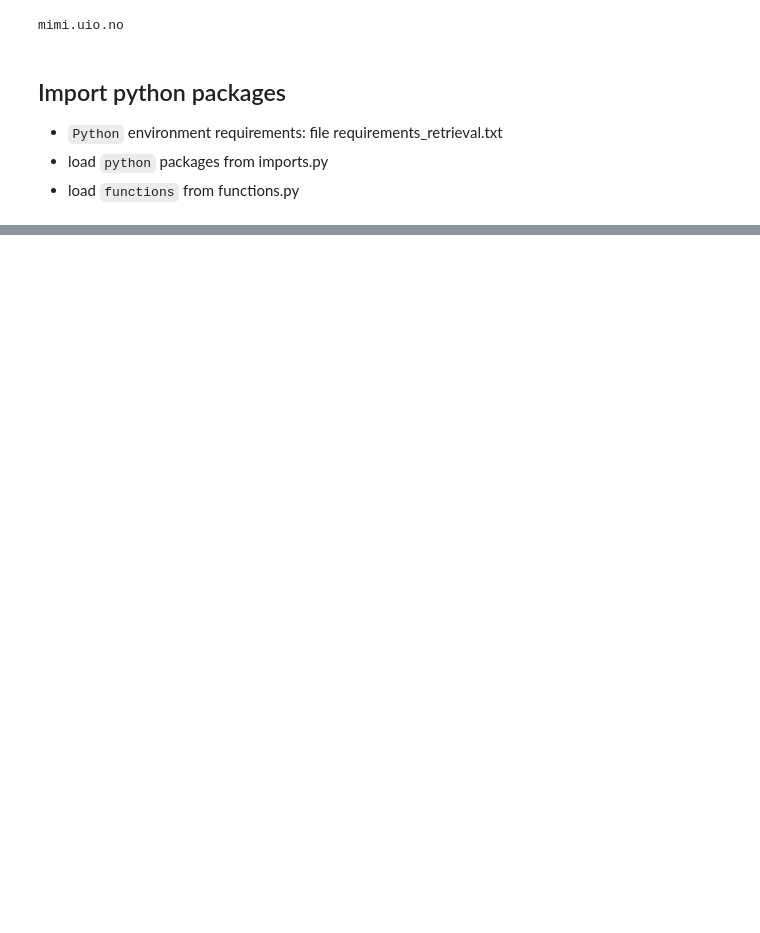
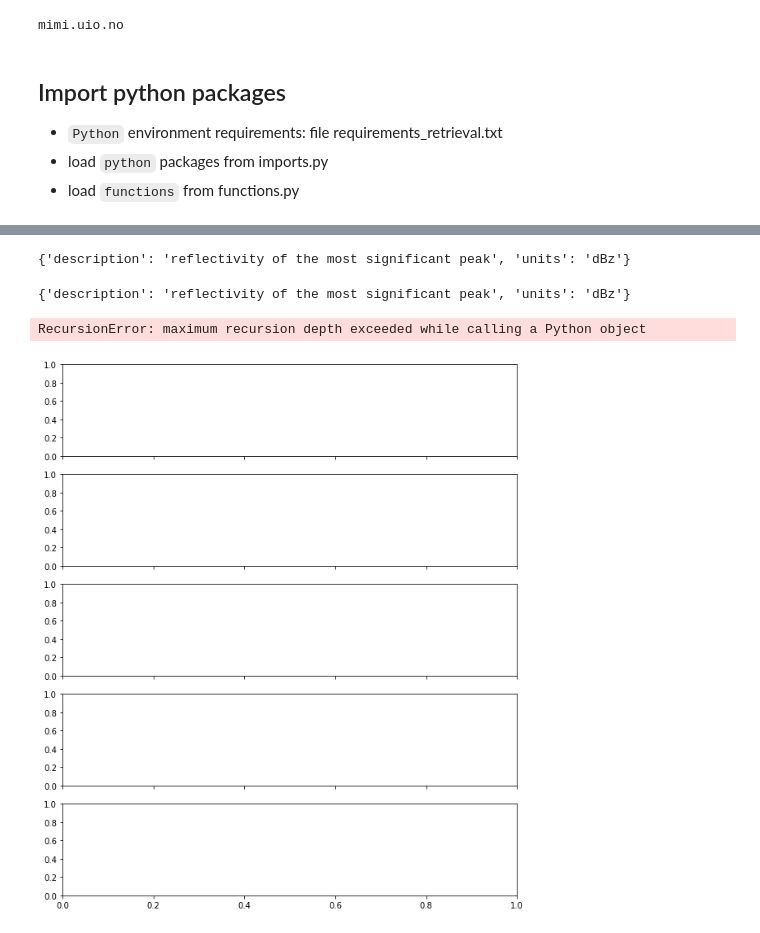
Before and after one commit to franzihe/retrieval_analysis, a Jupyter notebook: work/MRR_IMProToo/plt_mmr_reflectivity.ipynb, the cells around one changed output, grey strips where cells are left out. Drawn from its saved outputs; the diff is of its cells as text; code cells hidden in the pictures; blank space fills up the shorter version.

```diff
--- a/work/MRR_IMProToo/plt_mmr_reflectivity.ipynb
+++ b/work/MRR_IMProToo/plt_mmr_reflectivity.ipynb
@@ -63,7 +63,8 @@ version = IMProToo.__version__
 %autoreload 2
 # %%
 sites = ["ANX", ]#"ALOMAR"]
-years = ["2021", "2022"]
+years = [#"2021",
+"2022"]
 # %%
 mrr_in_dict = {}
 ds_dict = {}
@@ -97,4 +88 @@ for key in mrr_in_dict.keys():
-# %%
-date = '20210316'
-key = 'ANX.2021'
 # %%
@@ -293,3 +273,16 @@ key = 'ANX.2021'
+# %%
+_Ze.attrs
+# %% [output]
+{'description': 'reflectivity of the most significant peak', 'units': 'dBz'}
+# %%
+dsm['Ze'].attrs
+# %% [output]
+{'description': 'reflectivity of the most significant peak', 'units': 'dBz'}
+# %%
+fct.plt_Ze_W_p_T_U(dsm, day_start, _xmax, key)
+# %% [output]
+RecursionError: maximum recursion depth exceeded while calling a Python object
+[figure, added]
 # %%
 # rsync -a --progress /home/franzihe/Documents/Figures/mrr_reflectivity notchpeak.chpc.utah.edu:/uufs/chpc.utah.edu/common/home/u6030275/public_html/Figures
 # %%
```
Also changed, not shown: parts of 7 cells of this notebook, 1 other file.
